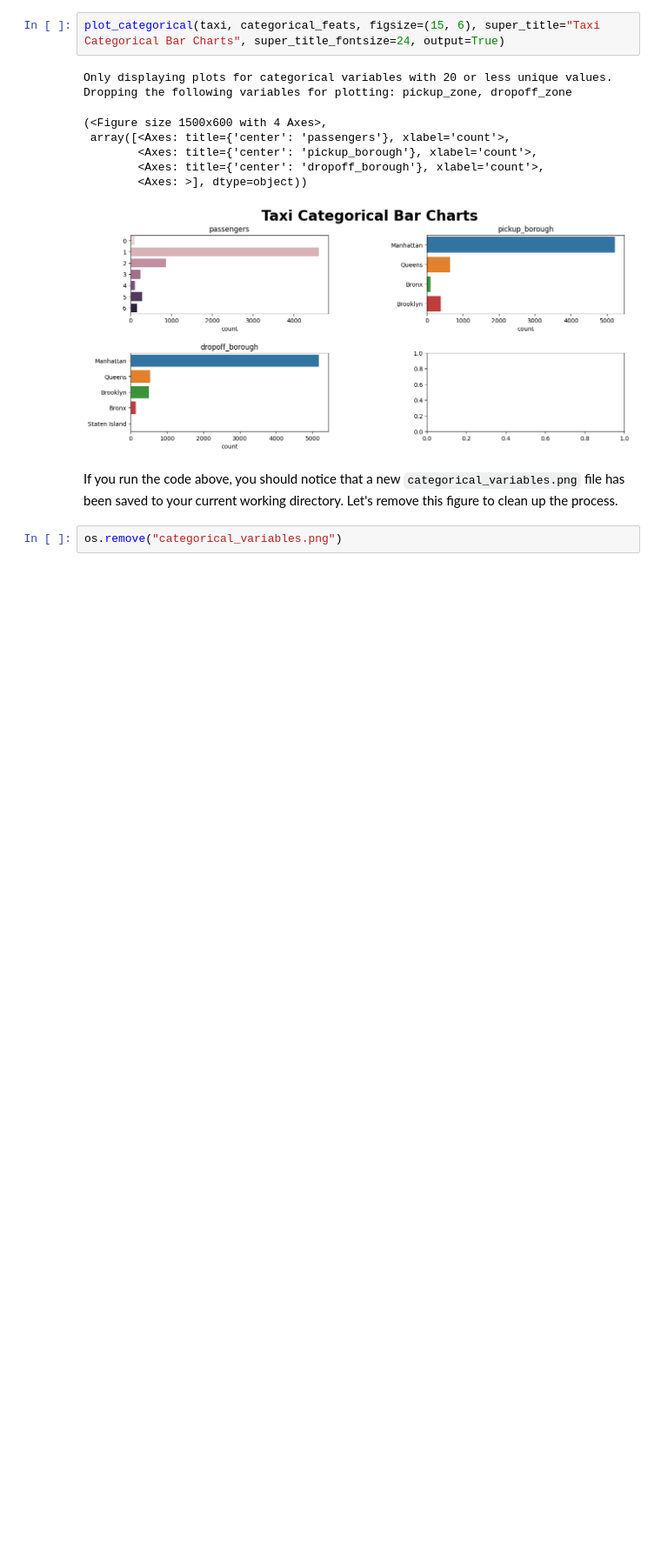
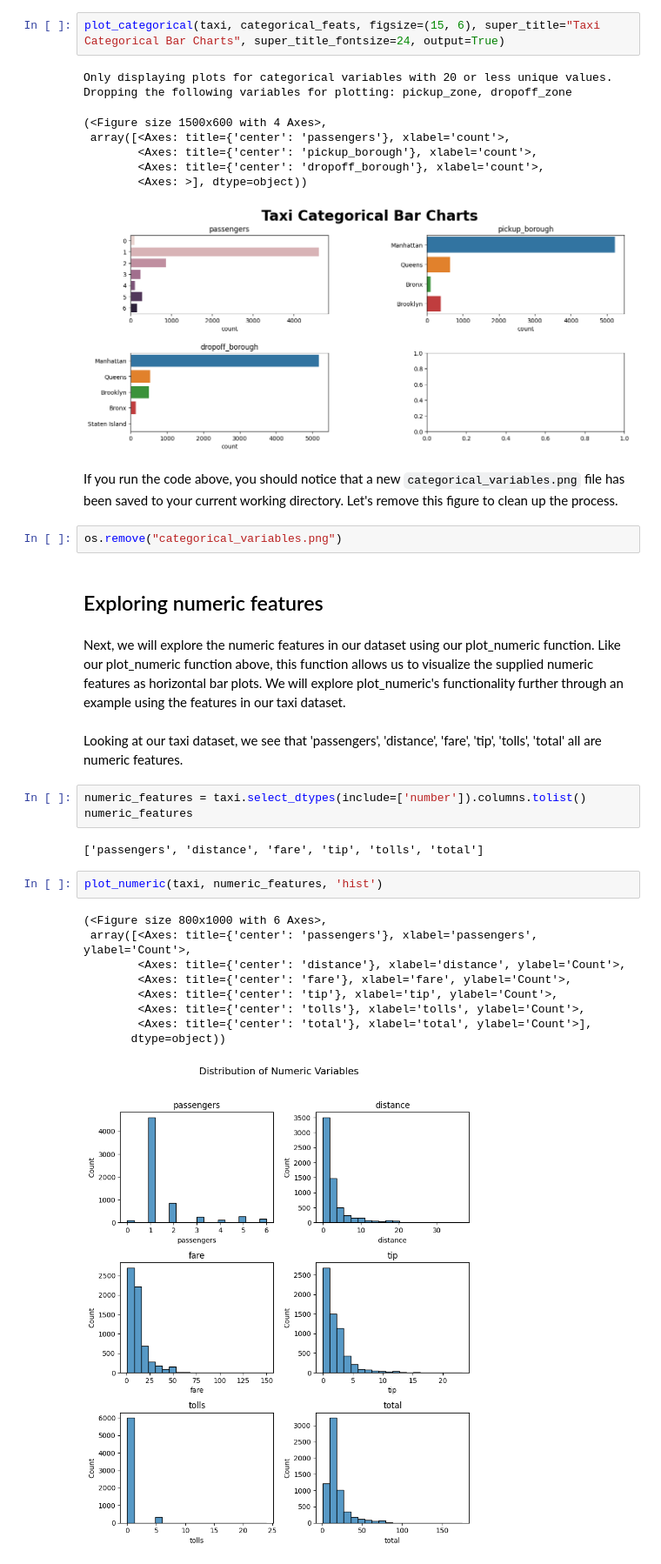
Before and after one commit to UBC-MDS/PyXplor, a Jupyter notebook: docs/example.ipynb, the cells around one changed output. Shown at 87% size. Saved outputs shown, nothing was run; the diff lists cells and outputs as text; blank space fills up the shorter version.

Commit message:
save numeric docstring

```diff
--- a/docs/example.ipynb
+++ b/docs/example.ipynb
@@ -309,3 +309,26 @@ Dropping the following variables for plotting: pickup_zone, dropoff_zone
 If you run the code above, you should notice that a new `categorical_variables.png` file has been saved to your current working directory. Let's remove this figure to clean up the process.
 # %%
 os.remove("categorical_variables.png")
+# %% [markdown]
+## Exploring numeric features
+# %% [markdown]
+Next, we will explore the numeric features in our dataset using our plot_numeric function. Like our plot_numeric function above, this function allows us to visualize the supplied numeric features as horizontal bar plots. We will explore plot_numeric's functionality further through an example using the features in our taxi dataset.
+# %% [markdown]
+Looking at our taxi dataset, we see that 'passengers', 'distance', 'fare', 'tip', 'tolls', 'total' all are numeric features.
+# %%
+numeric_features = taxi.select_dtypes(include=['number']).columns.tolist()
+numeric_features
+# %% [output]
+['passengers', 'distance', 'fare', 'tip', 'tolls', 'total']
+# %%
+plot_numeric(taxi, numeric_features, 'hist')
+# %% [output]
+(<Figure size 800x1000 with 6 Axes>,
+ array([<Axes: title={'center': 'passengers'}, xlabel='passengers', ylabel='Count'>,
+        <Axes: title={'center': 'distance'}, xlabel='distance', ylabel='Count'>,
+        <Axes: title={'center': 'fare'}, xlabel='fare', ylabel='Count'>,
+        <Axes: title={'center': 'tip'}, xlabel='tip', ylabel='Count'>,
+        <Axes: title={'center': 'tolls'}, xlabel='tolls', ylabel='Count'>,
+        <Axes: title={'center': 'total'}, xlabel='total', ylabel='Count'>],
+       dtype=object))
+[figure, added]
```
Also changed, not shown: parts of 2 cells of this notebook.
